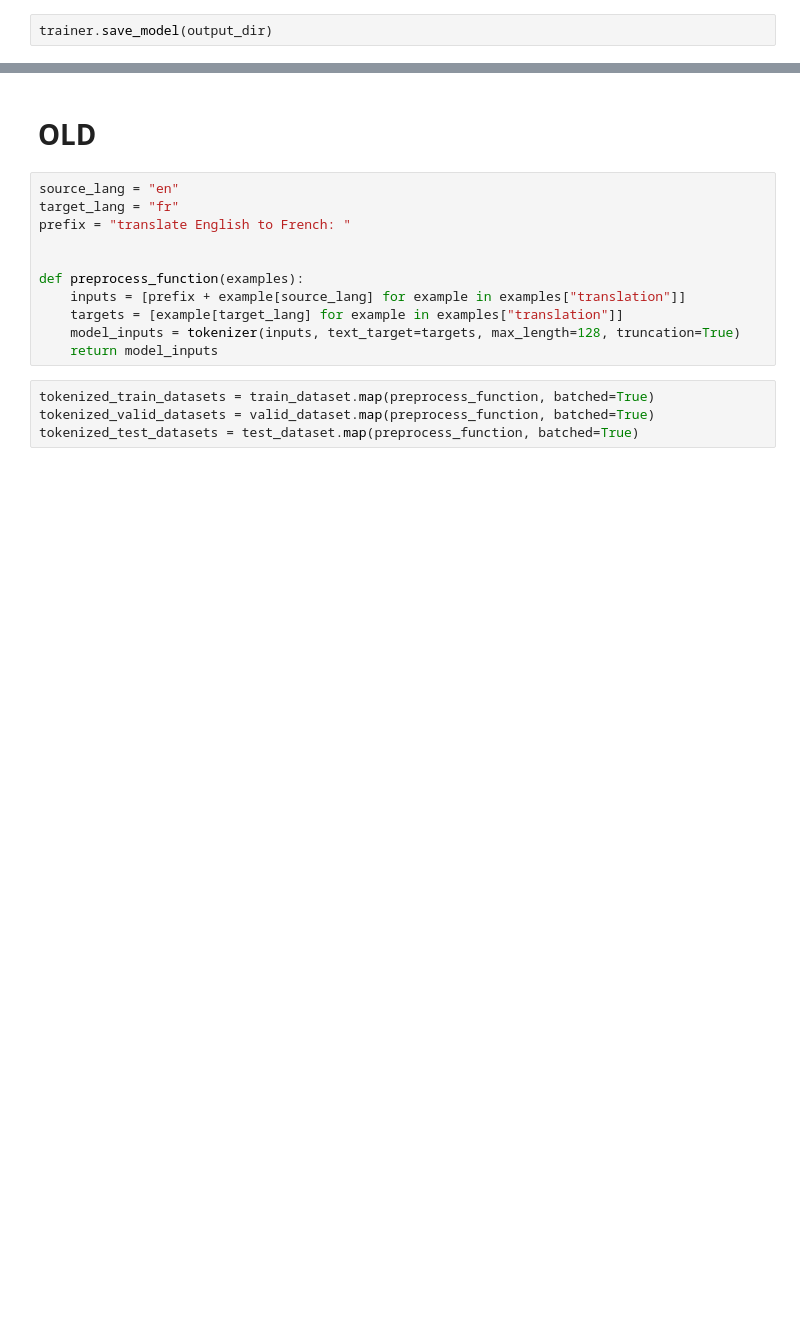
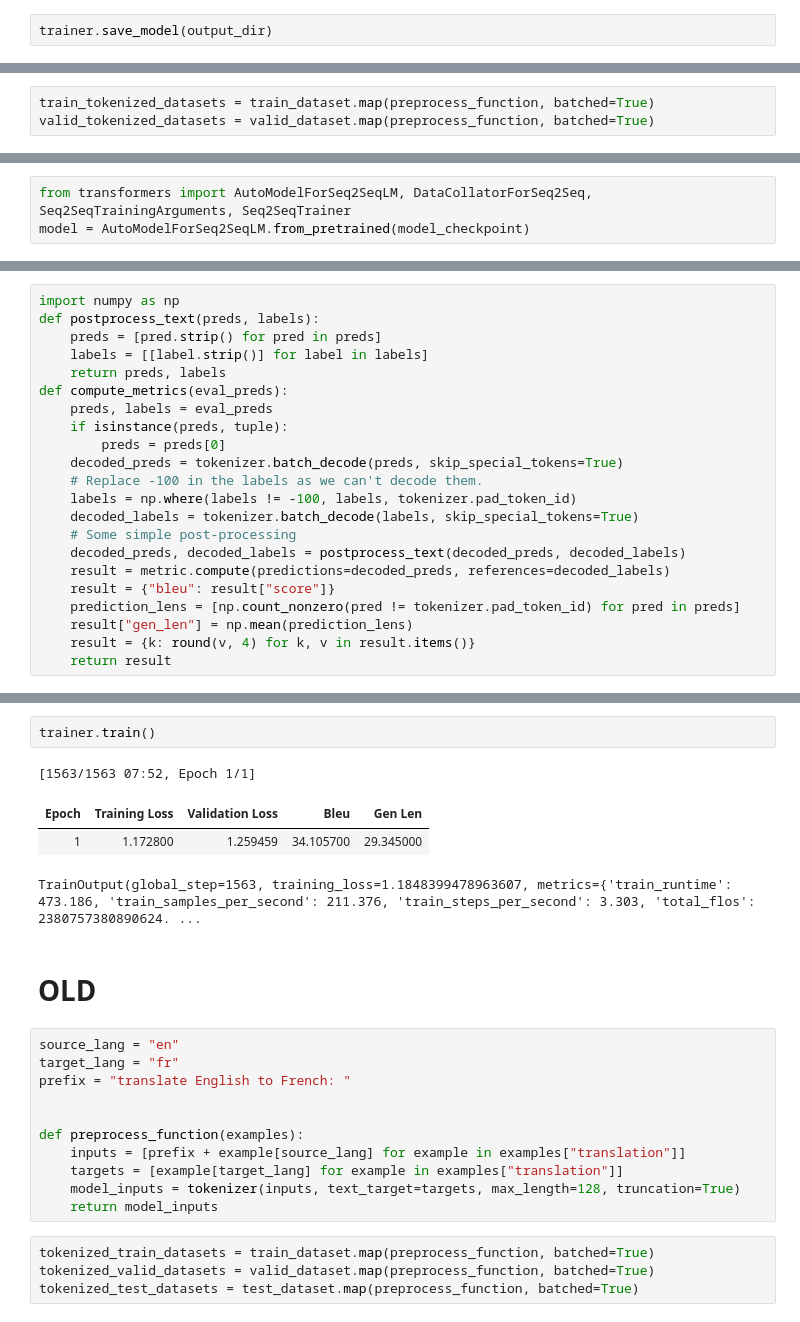
Before and after one commit to srspratti/Adversarial_NMT_th, a Jupyter notebook: finetune_marianmt.ipynb, the cells around one changed output, grey strips where cells are left out. Cells and saved outputs as stored; diff of their text form; blank space fills up the shorter version.

```diff
--- a/finetune_marianmt.ipynb
+++ b/finetune_marianmt.ipynb
@@ -176,0 +282,3 @@ trainer.save_model(output_dir)
+# %%
+train_tokenized_datasets = train_dataset.map(preprocess_function, batched=True)
+valid_tokenized_datasets = valid_dataset.map(preprocess_function, batched=True)
@@ -176,0 +289,3 @@ trainer.save_model(output_dir)
+# %%
+from transformers import AutoModelForSeq2SeqLM, DataCollatorForSeq2Seq, Seq2SeqTrainingArguments, Seq2SeqTrainer
+model = AutoModelForSeq2SeqLM.from_pretrained(model_checkpoint)
@@ -176,0 +313,22 @@ trainer.save_model(output_dir)
+# %%
+import numpy as np
+def postprocess_text(preds, labels):
+    preds = [pred.strip() for pred in preds]
+    labels = [[label.strip()] for label in labels]
+    return preds, labels
+def compute_metrics(eval_preds):
+    preds, labels = eval_preds
+    if isinstance(preds, tuple):
+        preds = preds[0]
+    decoded_preds = tokenizer.batch_decode(preds, skip_special_tokens=True)
+    # Replace -100 in the labels as we can't decode them.
+    labels = np.where(labels != -100, labels, tokenizer.pad_token_id)
+    decoded_labels = tokenizer.batch_decode(labels, skip_special_tokens=True)
+    # Some simple post-processing
+    decoded_preds, decoded_labels = postprocess_text(decoded_preds, decoded_labels)
+    result = metric.compute(predictions=decoded_preds, references=decoded_labels)
+    result = {"bleu": result["score"]}
+    prediction_lens = [np.count_nonzero(pred != tokenizer.pad_token_id) for pred in preds]
+    result["gen_len"] = np.mean(prediction_lens)
+    result = {k: round(v, 4) for k, v in result.items()}
+    return result
@@ -177,3 +375,10 @@ trainer.save_model(output_dir)
+# %%
+trainer.train()
+# %% [output]
+[1563/1563 07:52, Epoch 1/1]
+| Epoch | Training Loss | Validation Loss | Bleu | Gen Len |
+| 1 | 1.172800 | 1.259459 | 34.105700 | 29.345000 |
+TrainOutput(global_step=1563, training_loss=1.1848399478963607, metrics={'train_runtime': 473.186, 'train_samples_per_second': 211.376, 'train_steps_per_second': 3.303, 'total_flos': 2380757380890624. ...
 # %% [markdown]
 # OLD
 # %%
```
Also changed, not shown: parts of 18 cells of this notebook, 1 other file.
